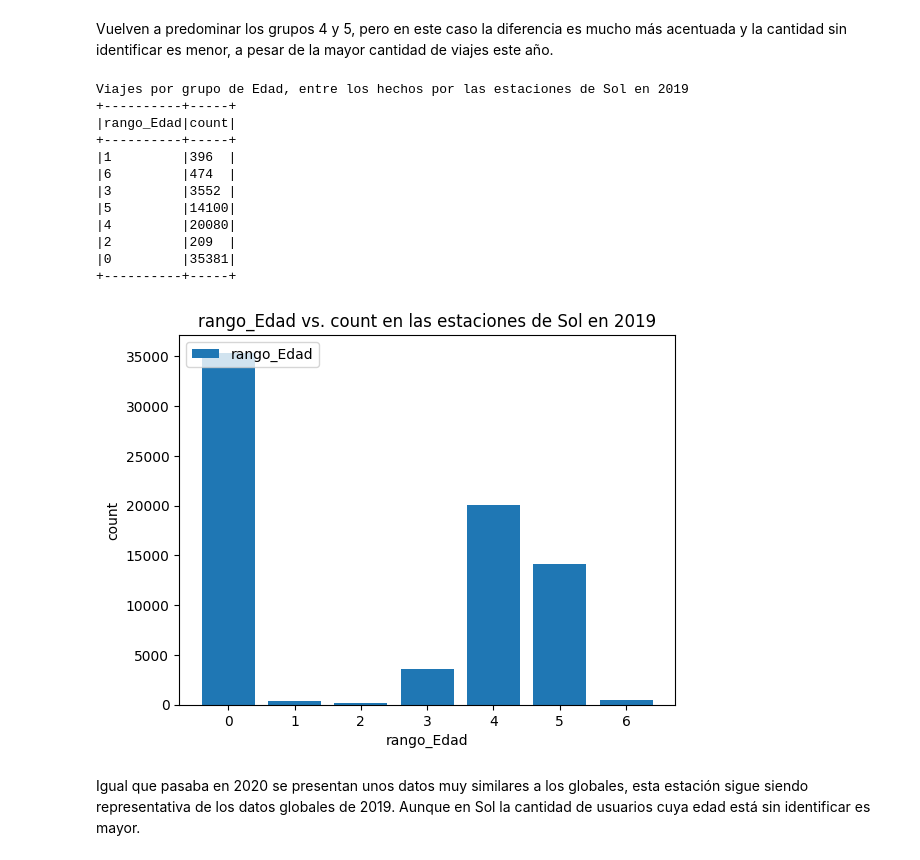
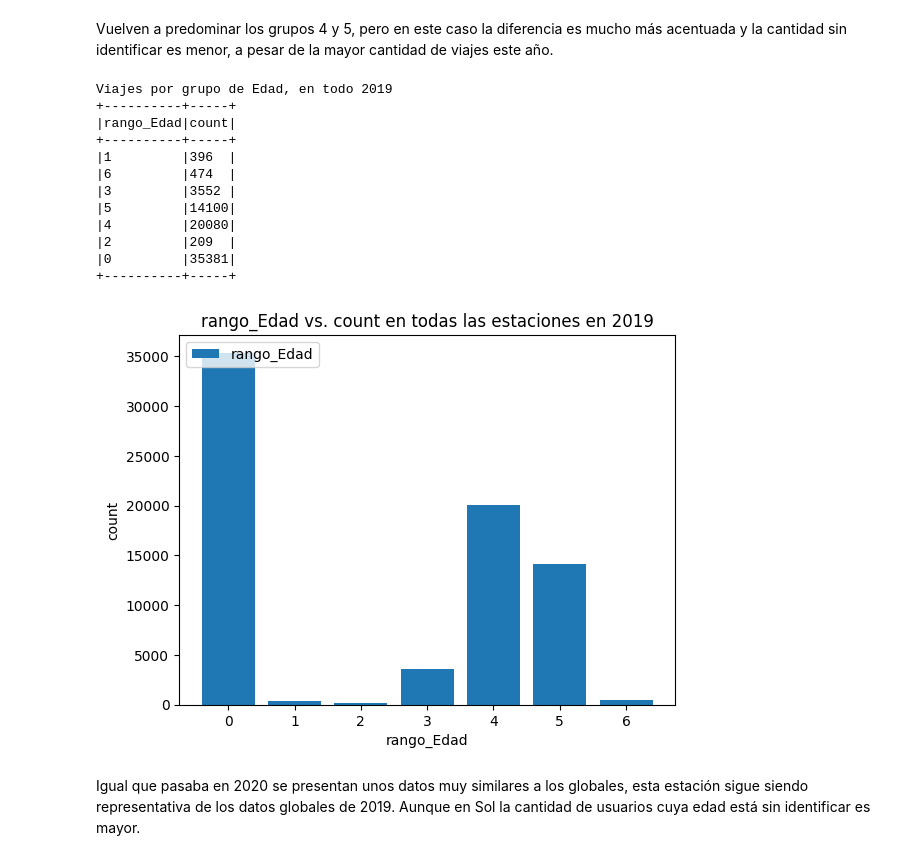
Before and after one commit to MelisaBelJ/Bicimad_analysis, a Jupyter notebook: Practica4.ipynb, the cells around one changed output. Saved outputs shown, nothing was run; the diff lists cells and outputs as text; code cells hidden in the pictures.

```diff
--- a/Practica4.ipynb
+++ b/Practica4.ipynb
@@ -216,23 +201,20 @@ Viajes por grupo de Edad, en todo 2019
 # %% [markdown]
  Vuelven a predominar los grupos 4 y 5, pero en este caso la diferencia es mucho más acentuada y la cantidad sin identificar es menor, a pesar de la mayor cantidad de viajes este año.
 # %%
-print(f'Viajes por grupo de Edad, entre los hechos por las estaciones de {nEst} en {y}')
-dE = dCU.cantidadEngrupo('rango_Edad')
-dE.muestra()
-dE.grafico('rango_Edad', 'count', True, f'en las estaciones de {nEst} en {y}')
+dCU.imprimeCantidad('Viajes por grupo de Edad', 'rango_Edad', y)
 # %% [output]
-Viajes por grupo de Edad, entre los hechos por las estaciones de Sol en 2019
+Viajes por grupo de Edad, en todo 2019
 +----------+-----+
 |rango_Edad|count|
 +----------+-----+
 |1         |396  |
 |6         |474  |
 |3         |3552 |
 |5         |14100|
 |4         |20080|
 |2         |209  |
 |0         |35381|
 +----------+-----+
-[figure, old version]
+[figure, new version]
 # %% [markdown]
 Igual que pasaba en 2020 se presentan unos datos muy similares a los globales, esta estación sigue siendo representativa de los datos globales de 2019. Aunque en Sol la cantidad de usuarios cuya edad está sin identificar es mayor.
```
Also changed, not shown: parts of 5 cells of this notebook, 1 other file.
